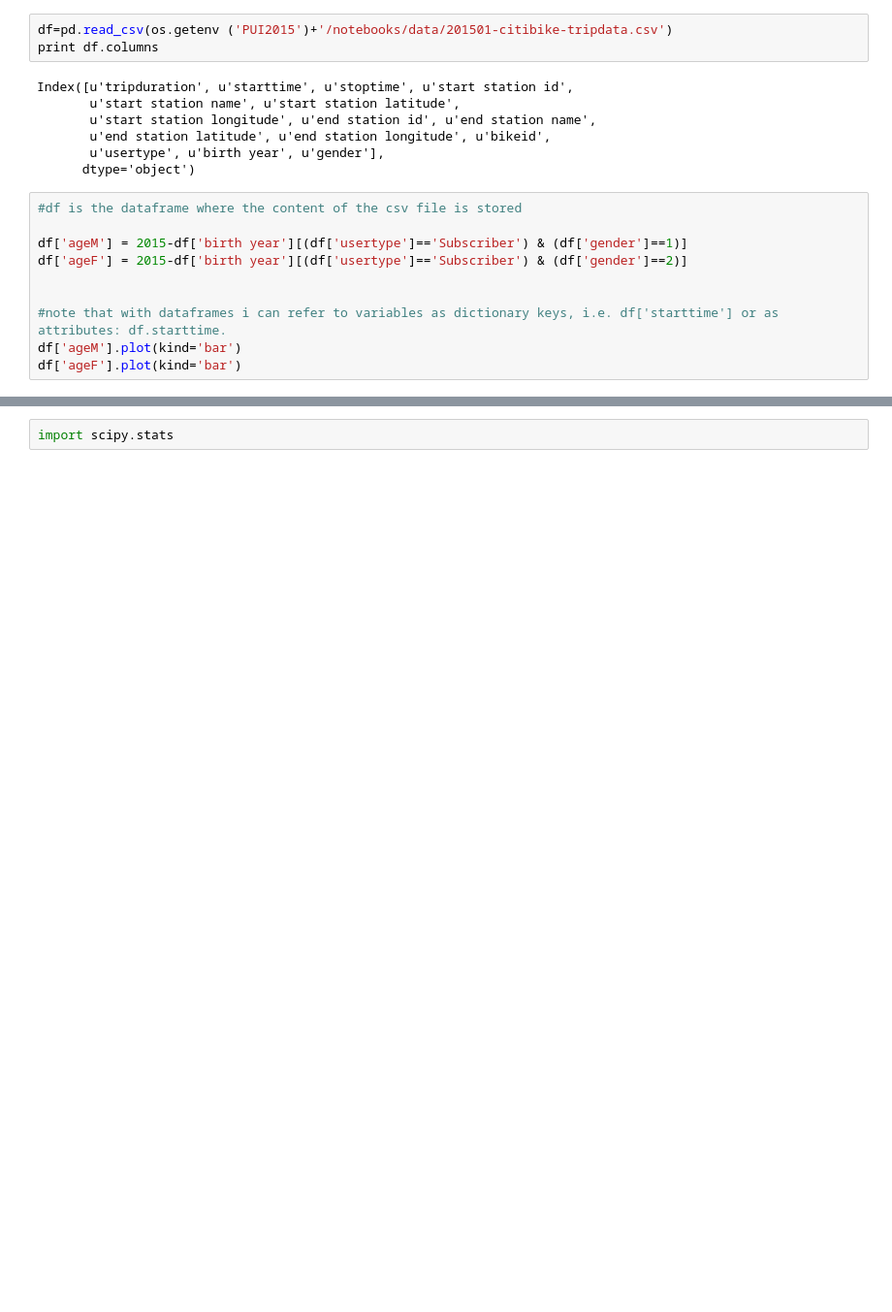
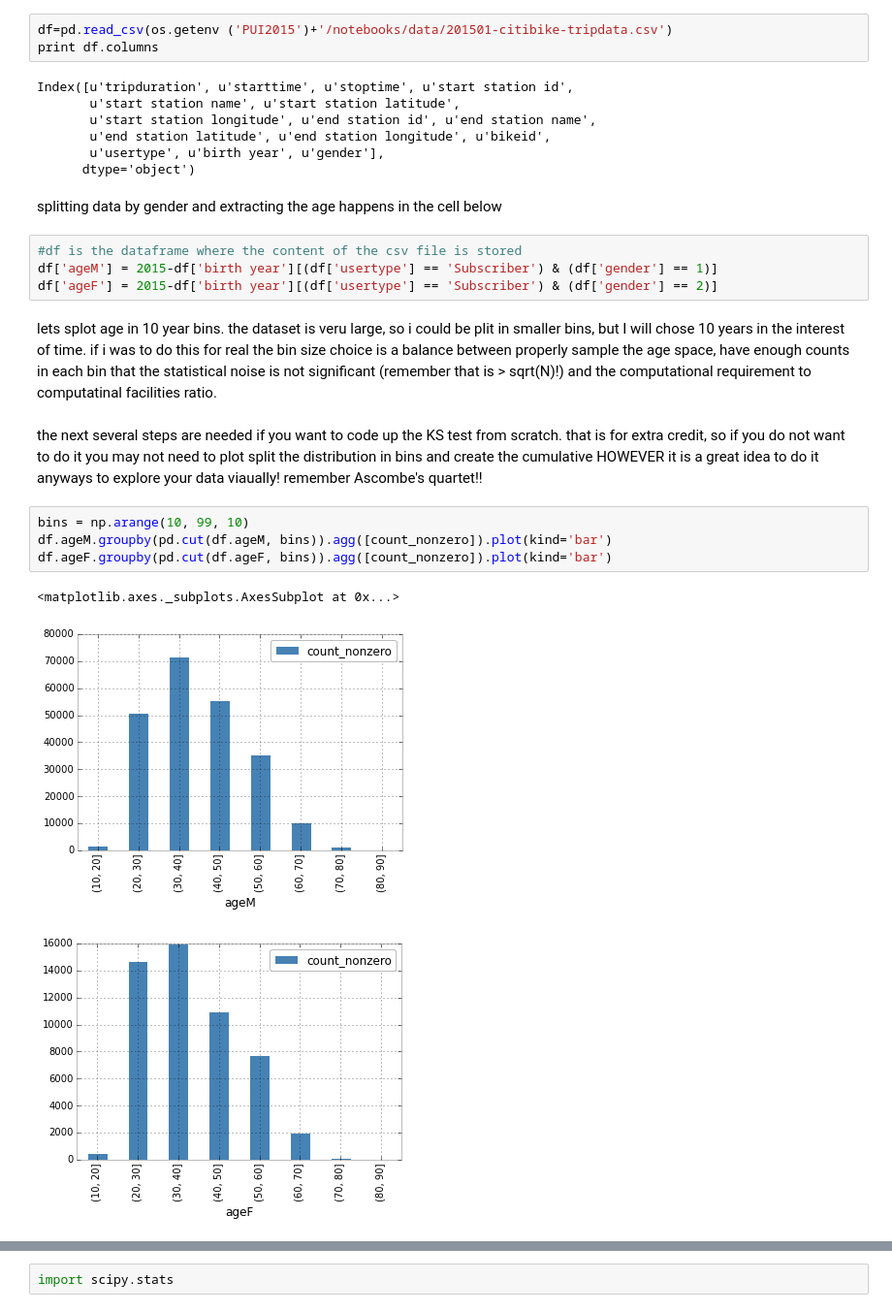
Before and after one commit to hannahkates/PUI2015_hkates, a Jupyter notebook: citibikes/citibikes_compare_distributions.ipynb, the cells around one changed output, grey strips where cells are left out. Shown at 97% size. Saved outputs shown, nothing was run; the diff lists cells and outputs as text; blank space fills up the shorter version.

```diff
--- a/citibikes/citibikes_compare_distributions.ipynb
+++ b/citibikes/citibikes_compare_distributions.ipynb
@@ -21,13 +35,21 @@ Index([u'tripduration', u'starttime', u'stoptime', u'start station id',
        u'end station latitude', u'end station longitude', u'bikeid',
        u'usertype', u'birth year', u'gender'],
       dtype='object')
+# %% [markdown]
+splitting data by gender and extracting the age happens in the cell below
 # %%
 #df is the dataframe where the content of the csv file is stored
-
-df['ageM'] = 2015-df['birth year'][(df['usertype']=='Subscriber') & (df['gender']==1)]
-df['ageF'] = 2015-df['birth year'][(df['usertype']=='Subscriber') & (df['gender']==2)]
-
-
-#note that with dataframes i can refer to variables as dictionary keys, i.e. df['starttime'] or as attributes: df.starttime.
-df['ageM'].plot(kind='bar')
-df['ageF'].plot(kind='bar')
+df['ageM'] = 2015-df['birth year'][(df['usertype'] == 'Subscriber') & (df['gender'] == 1)]
+df['ageF'] = 2015-df['birth year'][(df['usertype'] == 'Subscriber') & (df['gender'] == 2)]
+# %% [markdown]
+lets splot age in 10 year bins. the dataset is veru large, so i could be plit in smaller bins, but I will chose 10 years in the interest of time. if i was to do this for real the bin size choice is a balance between properly sample the age space, have enough counts in each bin that the statistical noise is not significant (remember that is > sqrt(N)!) and the computational requirement to computatinal facilities ratio.
+# %% [markdown]
+the next several steps are needed if you want to code up the KS test from scratch. that is for extra credit, so if you do not want to do it you may not need to plot split the distribution in bins and create the cumulative HOWEVER it is a great idea to do it anyways to explore your data viaually! remember Ascombe's quartet!!
+# %%
+bins = np.arange(10, 99, 10)
+df.ageM.groupby(pd.cut(df.ageM, bins)).agg([count_nonzero]).plot(kind='bar')
+df.ageF.groupby(pd.cut(df.ageF, bins)).agg([count_nonzero]).plot(kind='bar')
+# %% [output]
+<matplotlib.axes._subplots.AxesSubplot at 0x...>
+[figure, added]
+[figure, added]
```
Also changed, not shown: parts of 24 cells of this notebook.
